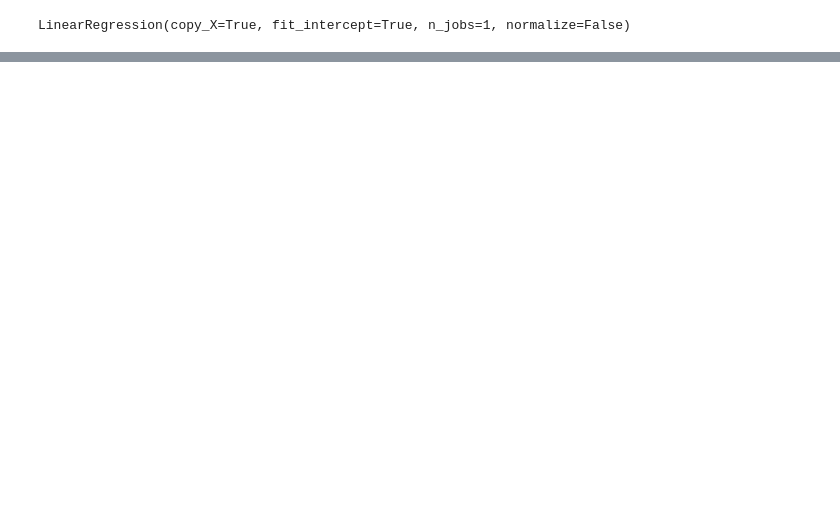
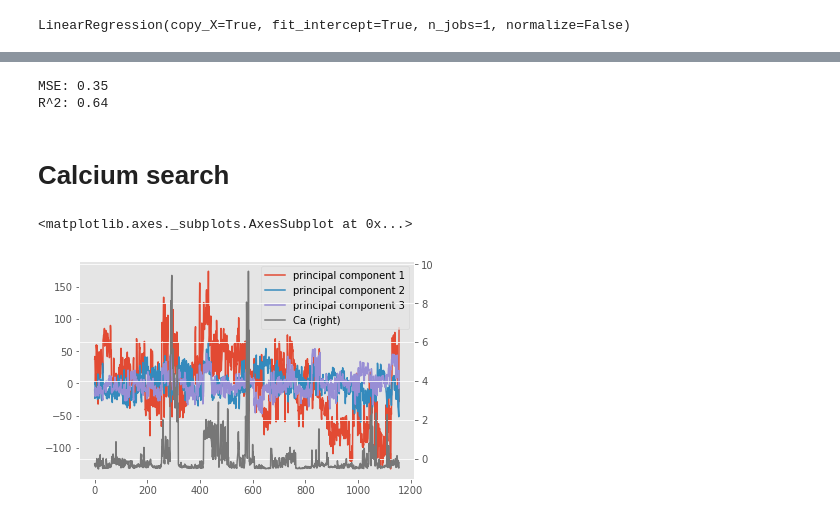
Before and after one commit to MoreCoffee12/SpectrumML, a Jupyter notebook: spectrum_africa.ipynb, the cells around one changed output, grey strips where cells are left out. Saved outputs shown, nothing was run; the diff lists cells and outputs as text; code cells hidden in the pictures; blank space fills up the shorter version.

```diff
--- a/spectrum_africa.ipynb
+++ b/spectrum_africa.ipynb
@@ -105,0 +116,16 @@ LinearRegression(copy_X=True, fit_intercept=True, n_jobs=1, normalize=False)
+# %%
+print("MSE: {0:0.2f}".format(mean_squared_error(df_final[lst_train_y].values, df_final['pred'].values)))
+print("R^2: {0:0.2f}".format(r2_score(df_final[lst_train_y].values, df_final['pred'].values)))
+# %% [output]
+MSE: 0.35
+R^2: 0.64
+# %% [markdown]
+# Calcium search
+# %%
+lst_train_y = ['Ca']
+# %%
+df_final = pd.concat([df_principal, df_train[lst_train_y]], axis = 1)
+df_final.plot(secondary_y=lst_train_y)
+# %% [output]
+<matplotlib.axes._subplots.AxesSubplot at 0x...>
+[figure, added]
```
Also changed, not shown: parts of 14 cells of this notebook.
